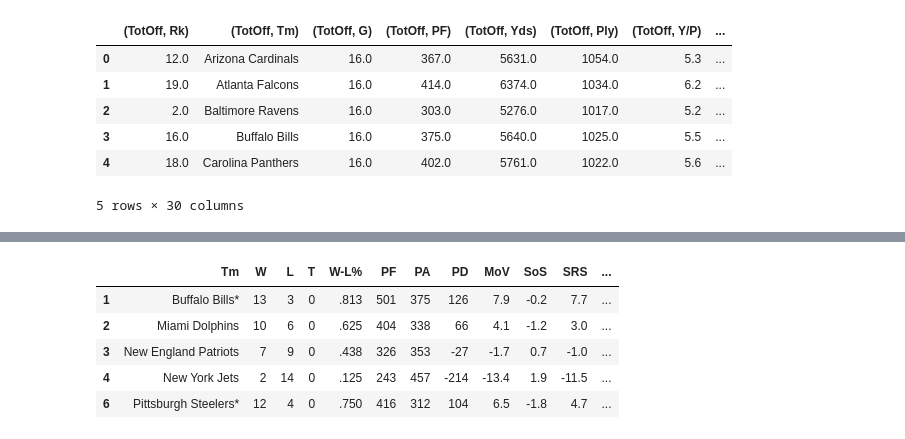
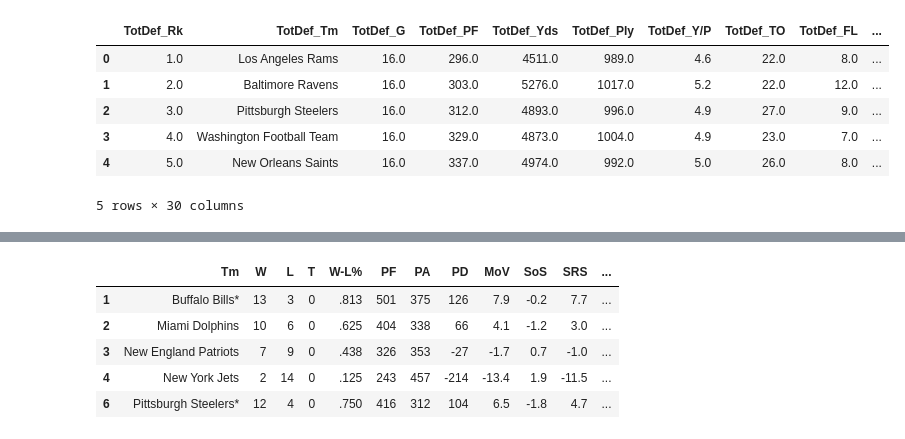
Before and after one commit to scottstack19/SB55-projection, a Jupyter notebook: code_initial.ipynb, the cells around one changed output, grey strips where cells are left out. Drawn from its saved outputs; the diff is of its cells as text; code cells hidden in the pictures.

```diff
--- a/code_initial.ipynb
+++ b/code_initial.ipynb
@@ -123,12 +111,9 @@ plt.show()
 # %%
-#Get Team Defense data
-
-year = 2020
-#number of years
-n=10
+#Get Team Defense Data
 #URL for website data
 url = "https://www.pro-football-reference.com/years/"
 urls = []
+year = 2020
 DEFdfs = []
 ADV_DEFdf = []
 Team_Sacks = pd.DataFrame(['Tm','Sk'])
@@ -139,53 +124,55 @@ for index in np.arange(10):
 
 
 #mask for advanced_defense table data
-sacks = ['Tm','Sk']
+sacks = ['Tm','Sk','Year']
 
 #team_stats table does not include Sacks, so need passing table data and merge tables.
 count = 0
 for index in urls:
+    curr_year = year - count
     soup = BeautifulSoup(requests.get(index).content, 'html.parser')
     table = soup.find('table', id = 'team_stats')
     #table2 = soup.select('table', id = 'passing')
     table2 = soup.select_one('#all_passing').find_next(text=lambda t: isinstance(t, Comment))
     table2 = BeautifulSoup(table2, 'html.parser')
     #create DF from html table, drop last 3 rows of data
     DEFdf = pd.read_html(str(table))[0]
     DEFdf.drop(DEFdf.tail(3).index, inplace = True)
     #rename each DF
-    rename_cols(DEFdf)
-    #sort alphabetically
-    DEFdf.sort_values([('TotOff', 'Tm')],inplace=True)
+    rename_cols_DEF(DEFdf)
+    #add year data
+    DEFdf['Year'] = curr_year
+    #drop multi-index
+    DEFdf.columns = ['_'.join(col) for col in DEFdf.columns]
+
     ADV_DEFdf = pd.read_html(str(table2))[0]
     ADV_DEFdf.drop(ADV_DEFdf.tail(3).index,inplace = True)
+    ADV_DEFdf['Year'] = curr_year
     #apply mask
     Team_Sacks = ADV_DEFdf[sacks].copy()
-    #sort alphabetically
-    Team_Sacks.sort_values(['Tm'],inplace = True)
     #intermediate step prior to appending data. merges team_stats and team sacks data
-    DEFdf_interm = pd.merge(DEFdf,Team_Sacks, left_on =[('TotOff', 'Tm')], right_on = 'Tm' )
+    DEFdf_interm = pd.merge(DEFdf,Team_Sacks, left_on =['TotDef_Tm'], right_on = ['Tm'] )
     #append to list of team defense data
-    curr_year = year - count
-    DEFdf_interm['Year'] = curr_year
+
     DEFdfs.append(DEFdf_interm)
     count+=1
 
 
 #initialize master DataFrame with first list of Team Defense data
 MasterDEF = DEFdfs[0]
 
 for i in range(len(DEFdfs)-1):
     #append DF to master, reset index to continuous
     MasterDEF = MasterDEF.append(DEFdfs[i+1],ignore_index = True)
 
 MasterDEF.drop('Tm',axis = 1,inplace=True)
-
+MasterDEF.drop('Year_',axis = 1,inplace=True)
 MasterDEF.head(5)
 # %% [output]
-|  | (TotOff, Rk) | (TotOff, Tm) | (TotOff, G) | (TotOff, PF) | (TotOff, Yds) | (TotOff, Ply) | (TotOff, Y/P) | ... |
-| 0 | 12.0 | Arizona Cardinals | 16.0 | 367.0 | 5631.0 | 1054.0 | 5.3 | ... |
-| 1 | 19.0 | Atlanta Falcons | 16.0 | 414.0 | 6374.0 | 1034.0 | 6.2 | ... |
-| 2 | 2.0 | Baltimore Ravens | 16.0 | 303.0 | 5276.0 | 1017.0 | 5.2 | ... |
-| 3 | 16.0 | Buffalo Bills | 16.0 | 375.0 | 5640.0 | 1025.0 | 5.5 | ... |
-| 4 | 18.0 | Carolina Panthers | 16.0 | 402.0 | 5761.0 | 1022.0 | 5.6 | ... |
+|  | TotDef_Rk | TotDef_Tm | TotDef_G | TotDef_PF | TotDef_Yds | TotDef_Ply | TotDef_Y/P | TotDef_TO | TotDef_FL | ... |
+| 0 | 1.0 | Los Angeles Rams | 16.0 | 296.0 | 4511.0 | 989.0 | 4.6 | 22.0 | 8.0 | ... |
+| 1 | 2.0 | Baltimore Ravens | 16.0 | 303.0 | 5276.0 | 1017.0 | 5.2 | 22.0 | 12.0 | ... |
+| 2 | 3.0 | Pittsburgh Steelers | 16.0 | 312.0 | 4893.0 | 996.0 | 4.9 | 27.0 | 9.0 | ... |
+| 3 | 4.0 | Washington Football Team | 16.0 | 329.0 | 4873.0 | 1004.0 | 4.9 | 23.0 | 7.0 | ... |
+| 4 | 5.0 | New Orleans Saints | 16.0 | 337.0 | 4974.0 | 992.0 | 5.0 | 26.0 | 8.0 | ... |
 5 rows × 30 columns
```
Also changed, not shown: parts of 20 cells of this notebook.
